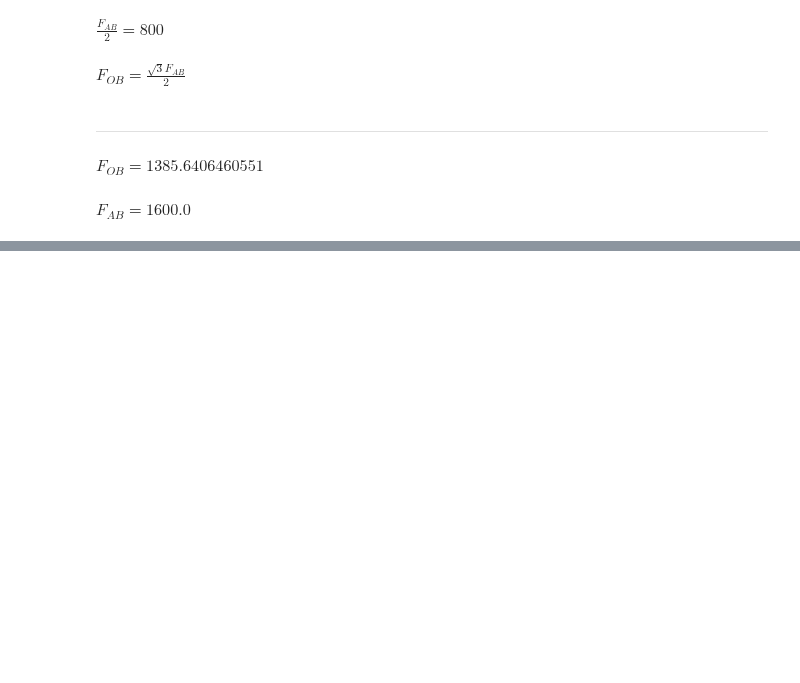
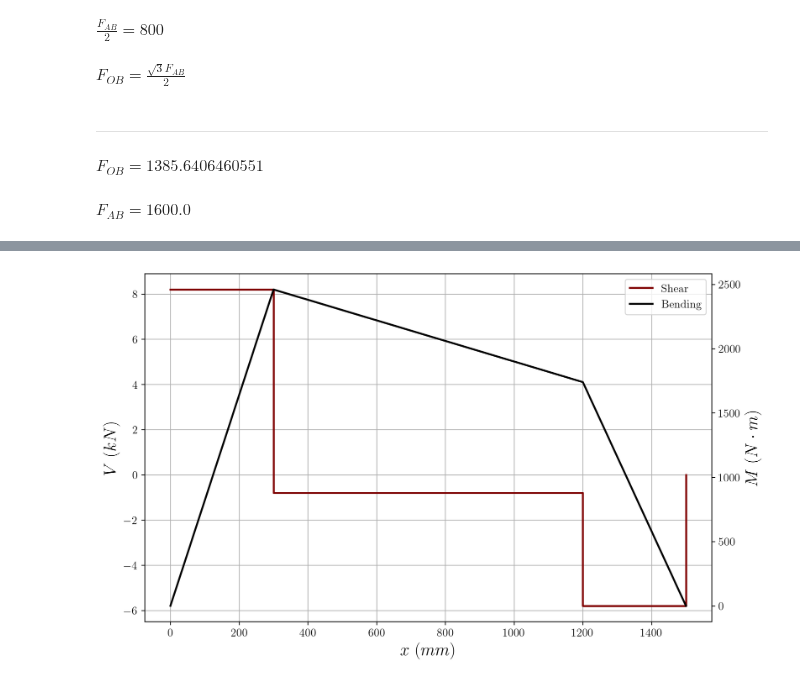
Before and after one commit to gabemorris12/Homework, a Jupyter notebook: Machine Design Homework 1.ipynb, the cells around one changed output, grey strips where cells are left out. Saved outputs shown, nothing was run; the diff lists cells and outputs as text; code cells hidden in the pictures; blank space fills up the shorter version.

```diff
--- a/Machine Design Homework 1.ipynb
+++ b/Machine Design Homework 1.ipynb
@@ -137,0 +160,27 @@ Link 2 is in compression and link 3 is in tension.
+# %%
+O, A, B, C = 0, 300, 300 + 900, 300 + 900 + 300
+V_O, V_A, V_B, V_C = 8.2, 8.2 - 9, 8.2 - 9 - 5, 0  # Values shortly after cross the point
+M_O, M_A, M_B, M_C = 0, V_O*300, V_O*300 + V_A*900, V_O*300 + V_A*900 + V_B*300
+
+x = [O, A, A, B, B, C, C]
+V = [V_O, V_O, V_A, V_A, V_B, V_B, V_C]
+x_bending = [0, A, B, C]
+M = [M_O, M_A, M_B, M_C]
+
+fig, shear = plt.subplots()
+bend = shear.twinx()
+
+shear.plot(x, V, label='Shear')
+
+shear.set_xlabel('$x$ ($mm$)')
+shear.set_ylabel('$V$ ($kN$)')
+
+bend.plot(x_bending, M, label='Bending', color='black')
+bend.set_ylabel(r'$M$ ($N\cdot m$)')
+bend.grid(visible=False)
+
+shear.legend(handles=[shear.lines[0], bend.lines[0]], labels=['Shear', 'Bending'])
+
+plt.show()
+# %% [output]
+[figure, added]
```
Also changed, not shown: parts of 4 cells of this notebook, 2 other files.
